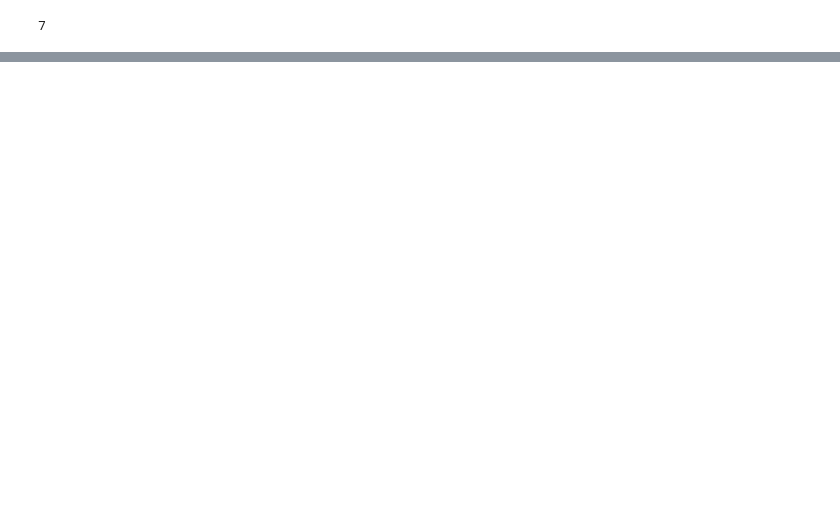
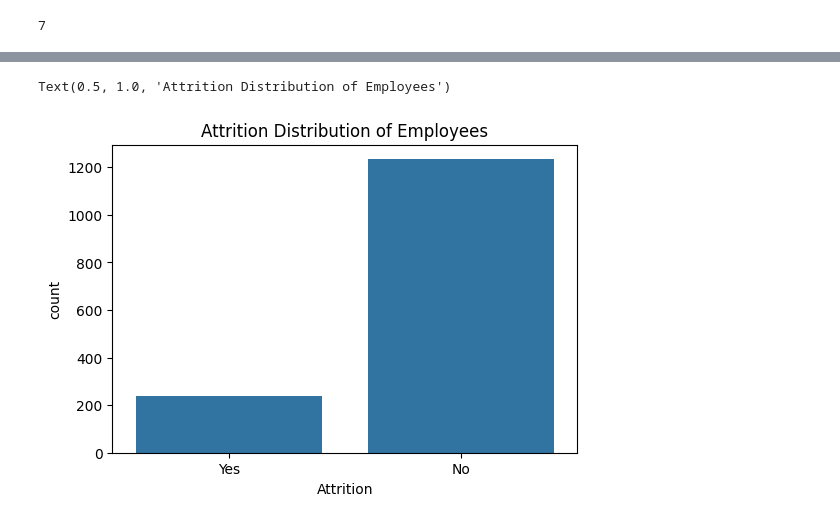
Before and after one commit to srishrachamalla7/AI_ML_TUT, a Jupyter notebook: Attrition.ipynb, the cells around one changed output, grey strips where cells are left out. Drawn from its saved outputs; the diff is of its cells as text; code cells hidden in the pictures; blank space fills up the shorter version.

Commit message:
added attrition2

```diff
--- a/Attrition.ipynb
+++ b/Attrition.ipynb
@@ -15,0 +154,3 @@ ModuleNotFoundError: No module named 'kagglehub'
+# %%
+df_test = df.copy()
+df_test.shape
@@ -15,0 +175,35 @@ ModuleNotFoundError: No module named 'kagglehub'
+# %%
+#find OT Hours
+def OT_Hours(x):
+    Actual_rate = x['Actual_MonthlyRate']
+    MonthlyRate = x['MonthlyRate']
+    HourRate = x['HourlyRate']
+    if Actual_rate < MonthlyRate:
+        diff = MonthlyRate - Actual_rate
+        OT_Hours = diff / HourRate
+        return OT_Hours
+    elif Actual_rate > MonthlyRate:
+        diff = Actual_rate - MonthlyRate
+        OT_Hours = - (diff / HourRate)
+        return OT_Hours
+    else:
+        return 0
+
+df_test['OT_Hours'] = df_test.apply(OT_Hours, axis=1)
+# %%
+def OT_Hours_MIncome(x):
+    Actual_rate = x['Actual_MonthlyRate']
+    MonthlyRate = x['MonthlyIncome']
+    HourRate = x['HourlyRate']
+    if Actual_rate < MonthlyRate:
+        diff = MonthlyRate - Actual_rate
+        OT_Hours = diff / HourRate
+        return OT_Hours
+    elif Actual_rate > MonthlyRate:
+        diff = Actual_rate - MonthlyRate
+        OT_Hours = - (diff / HourRate)
+        return OT_Hours
+    else:
+        return 0
+
+df_test['OT_Hours_MIncome'] = df_test.apply(OT_Hours_MIncome, axis=1)
@@ -15,0 +273,8 @@ ModuleNotFoundError: No module named 'kagglehub'
+# %%
+# Attrition distribution
+plt.figure(figsize=(6, 4))
+sns.countplot(data=df_test, x='Attrition')
+plt.title('Attrition Distribution of Employees')
+# %% [output]
+Text(0.5, 1.0, 'Attrition Distribution of Employees')
+[figure, added]
```
Also changed, not shown: parts of 56 cells of this notebook.
